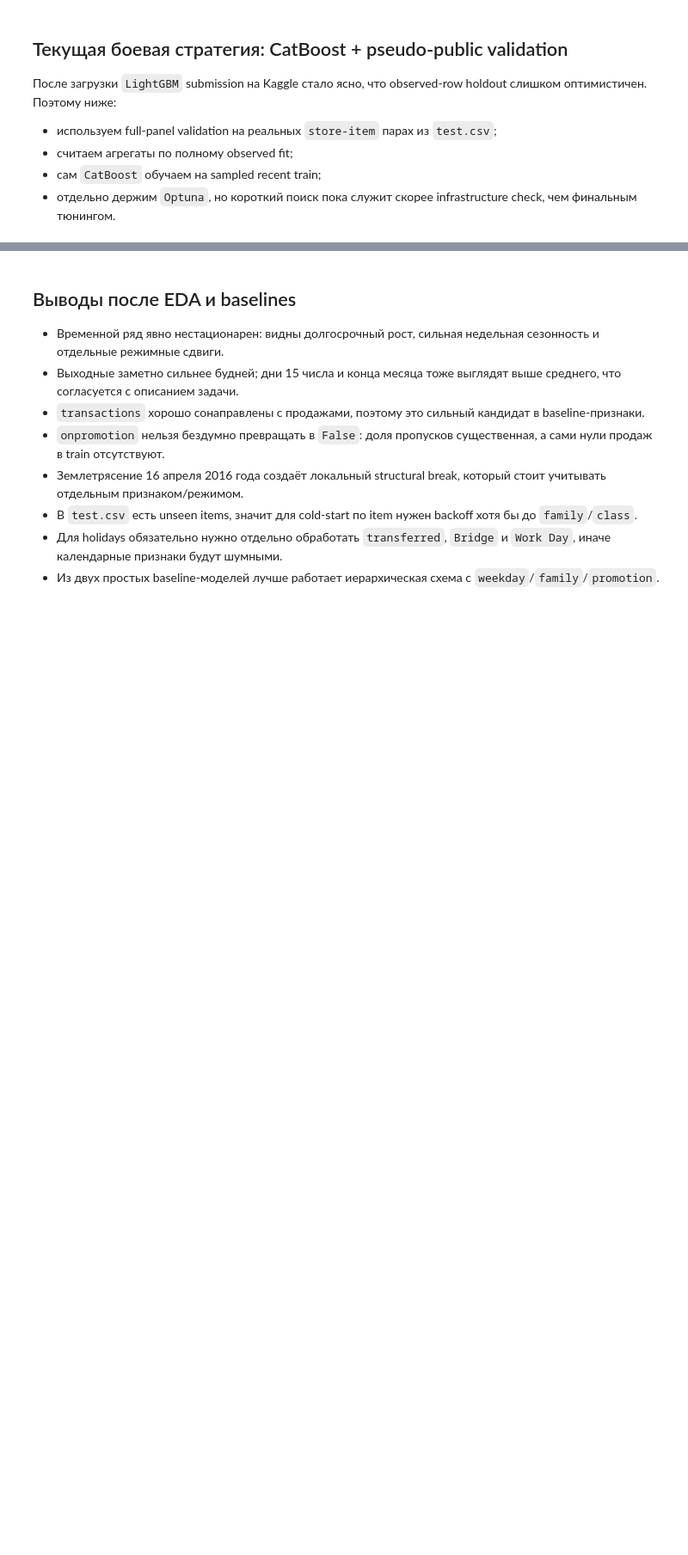
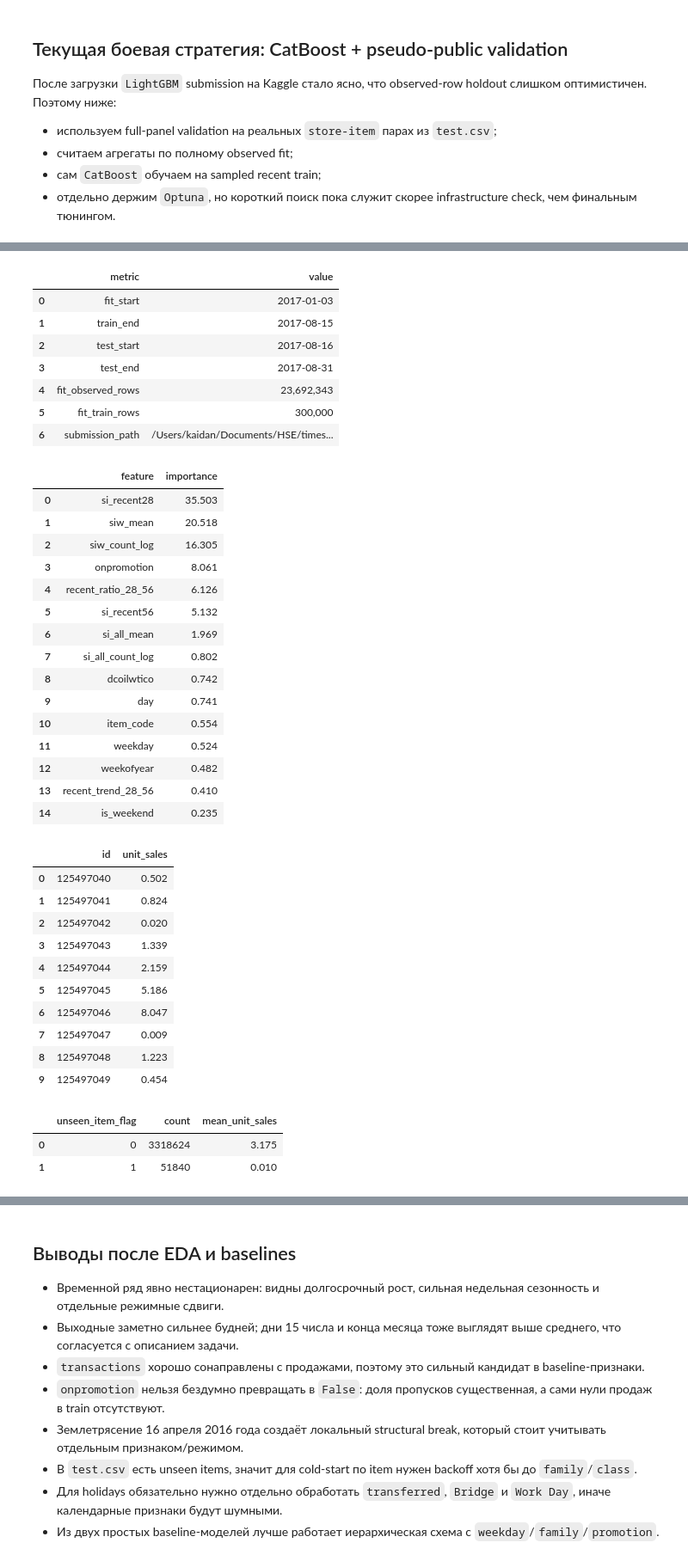
Before and after one commit to MPNikita/timeseries2025_final_project, a Jupyter notebook: favorita.ipynb, the cells around one changed output, grey strips where cells are left out. Shown at 86% size. Cells and saved outputs as stored; diff of their text form; code cells hidden in the pictures; blank space fills up the shorter version.

```diff
--- a/favorita.ipynb
+++ b/favorita.ipynb
@@ -703,26 +934,68 @@ display(catboost_optuna["trials"])
 # %%
+catboost_params = NOTEBOOK_CATBOOST_SINGLE_FOLD_PARAMS.copy()
+catboost_postprocess = DEFAULT_CATBOOST_POSTPROCESS_PARAMS.copy()
+
 catboost_final = train_final_catboost_model(
     lookback_days=224,
     fit_max_rows=300_000,
     zero_sample_size=80_000,
     zero_sample_days=28,
     model_params=catboost_params,
     postprocess_params=catboost_postprocess,
 )
 
 catboost_final_meta = pd.DataFrame(
     [
         {"metric": "fit_start", "value": str(catboost_final["metadata"]["fit_start"].date())},
         {"metric": "train_end", "value": str(catboost_final["metadata"]["train_end"].date())},
         {"metric": "test_start", "value": str(catboost_final["metadata"]["test_start"].date())},
         {"metric": "test_end", "value": str(catboost_final["metadata"]["test_end"].date())},
         {"metric": "fit_observed_rows", "value": f"{catboost_final['metadata']['fit_observed_rows']:,}"},
         {"metric": "fit_train_rows", "value": f"{catboost_final['metadata']['fit_train_rows']:,}"},
         {"metric": "submission_path", "value": catboost_final["metadata"]["submission_path"]},
     ]
 )
 
 display(catboost_final_meta)
 display(catboost_final["feature_importance"].head(15))
 display(catboost_final["submission_head"])
 display(catboost_final["unseen_summary"])
+# %% [output]
+|  | metric | value |
+| 0 | fit_start | 2017-01-03 |
+| 1 | train_end | 2017-08-15 |
+| 2 | test_start | 2017-08-16 |
+| 3 | test_end | 2017-08-31 |
+| 4 | fit_observed_rows | 23,692,343 |
+| 5 | fit_train_rows | 300,000 |
+| 6 | submission_path | /Users/kaidan/Documents/HSE/times... |
+|  | feature | importance |
+| 0 | si_recent28 | 35.503 |
+| 1 | siw_mean | 20.518 |
+| 2 | siw_count_log | 16.305 |
+| 3 | onpromotion | 8.061 |
+| 4 | recent_ratio_28_56 | 6.126 |
+| 5 | si_recent56 | 5.132 |
+| 6 | si_all_mean | 1.969 |
+| 7 | si_all_count_log | 0.802 |
+| 8 | dcoilwtico | 0.742 |
+| 9 | day | 0.741 |
+| 10 | item_code | 0.554 |
+| 11 | weekday | 0.524 |
+| 12 | weekofyear | 0.482 |
+| 13 | recent_trend_28_56 | 0.410 |
+| 14 | is_weekend | 0.235 |
+|  | id | unit_sales |
+| 0 | 125497040 | 0.502 |
+| 1 | 125497041 | 0.824 |
+| 2 | 125497042 | 0.020 |
+| 3 | 125497043 | 1.339 |
+| 4 | 125497044 | 2.159 |
+| 5 | 125497045 | 5.186 |
+| 6 | 125497046 | 8.047 |
+| 7 | 125497047 | 0.009 |
+| 8 | 125497048 | 1.223 |
+| 9 | 125497049 | 0.454 |
+|  | unseen_item_flag | count | mean_unit_sales |
+| 0 | 0 | 3318624 | 3.175 |
+| 1 | 1 | 51840 | 0.010 |
```
Also changed, not shown: parts of 28 cells of this notebook, 50 other files.
